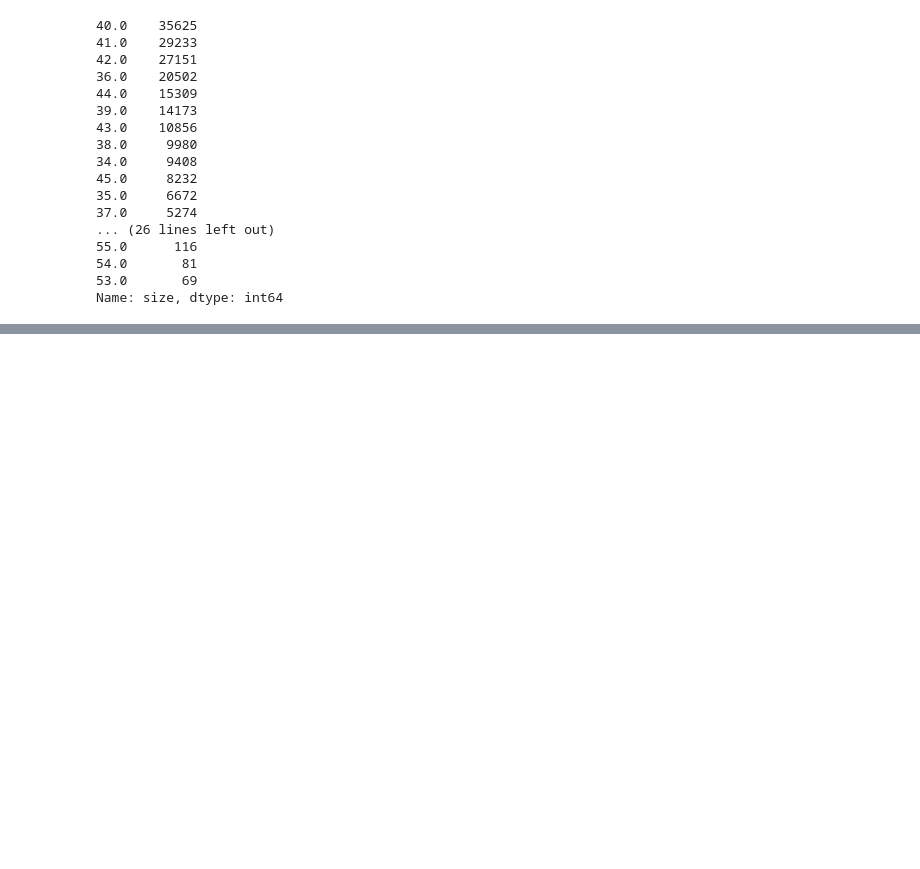
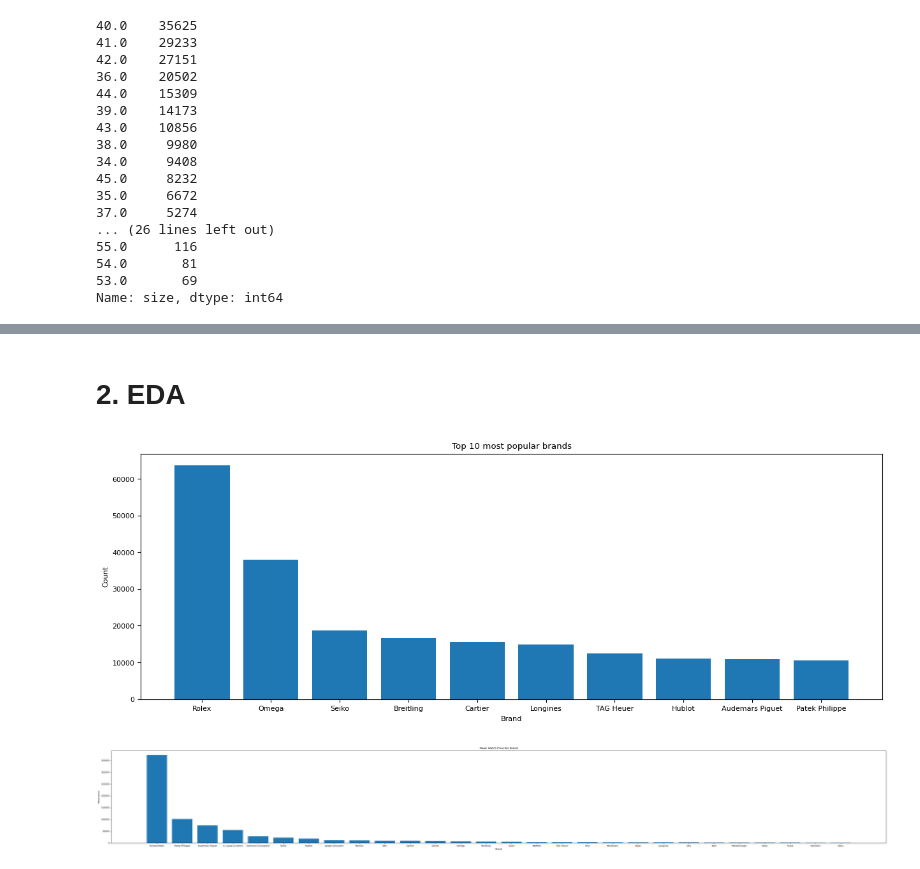
Before and after one commit to aelukin/ML_ITMO, a Jupyter notebook: watch_market_analysis.ipynb, the cells around one changed output, grey strips where cells are left out. Cells and saved outputs as stored; diff of their text form; code cells hidden in the pictures; blank space fills up the shorter version.

```diff
--- a/watch_market_analysis.ipynb
+++ b/watch_market_analysis.ipynb
@@ -480,0 +495,4 @@ Name: size, dtype: int64
+# %%
+data = data.rename(columns={'name': 'Title', 'price': 'Price', 'brand': 'Brand', 'model': 'Model', 'ref': 'Reference_Number', 'mvmt': 'Movement', 'casem': 'Case_Material', 'bracem': 'Bracelet_Material', 'yop': 'Year_of_Production', 'sex': 'Sex', 'size': 'Case_Size', 'condition_summed': 'Condition'})
+# %%
+data.reset_index(drop=True, inplace=True)
@@ -480,0 +508,14 @@ Name: size, dtype: int64
+# %% [markdown]
+# 2. EDA
+# %%
+brand_counts = data['Brand'].value_counts()[:10]
+plt.rcParams.update({'font.size': 8})
+
+plt.figure(figsize=(15, 5))
+plt.bar(brand_counts.index, brand_counts)
+plt.title('Top 10 most popular brands')
+plt.xlabel('Brand')
+plt.ylabel('Count')
+plt.show()
+# %% [output]
+[figure, added]
@@ -480,0 +525,9 @@ Name: size, dtype: int64
+# %%
+plt.figure(figsize=(50, 6))
+plt.bar(brand_price_mean.Brand, brand_price_mean.Price)
+plt.title('Mean Watch Price Per Brand')
+plt.xlabel('Brand')
+plt.ylabel('Mean price')
+plt.show()
+# %% [output]
+[figure, added]
```
Also changed, not shown: parts of 22 cells of this notebook.
